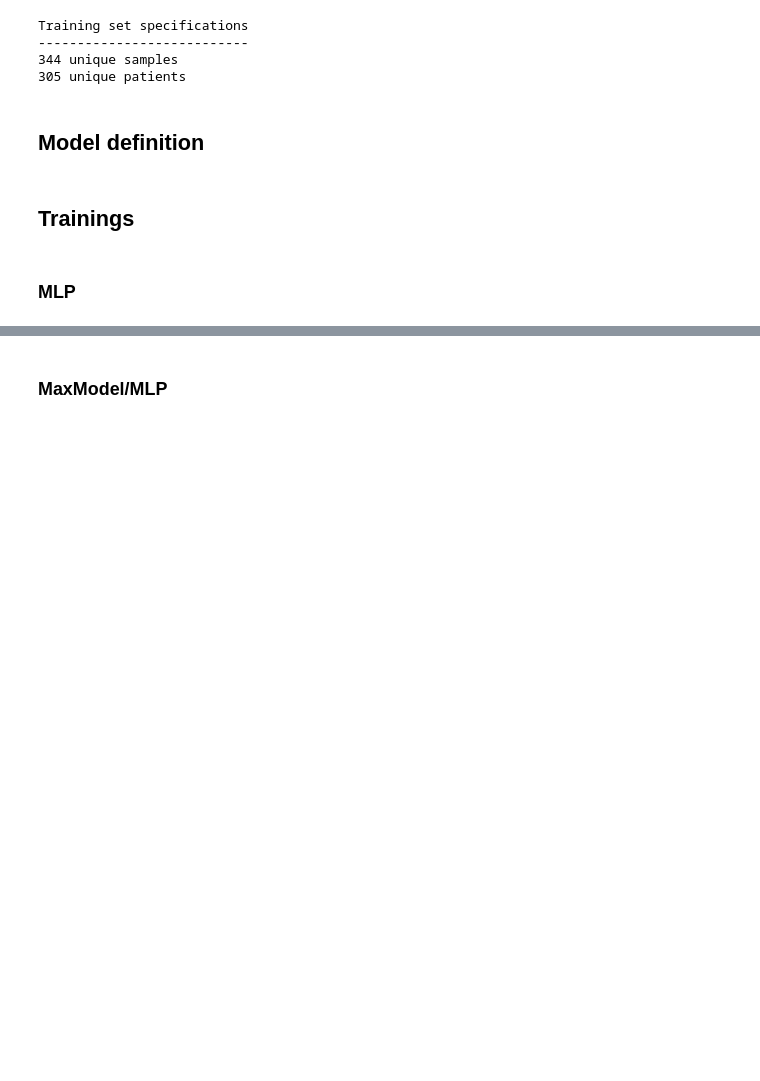
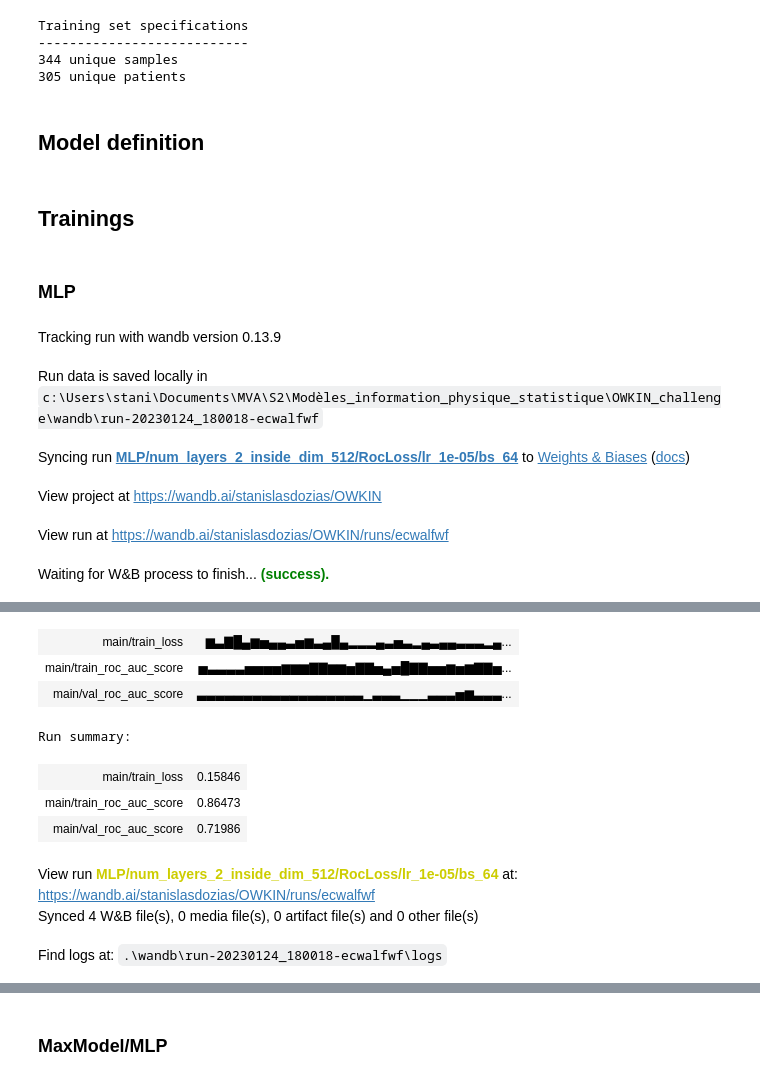
Before and after one commit to StanislasDOZIAS/OWKIN_challenge, a Jupyter notebook: MLP.ipynb, the cells around one changed output, grey strips where cells are left out. Drawn from its saved outputs; the diff is of its cells as text; code cells hidden in the pictures; blank space fills up the shorter version.

```diff
--- a/MLP.ipynb
+++ b/MLP.ipynb
@@ -298,3 +299,9 @@ nb_epochs = 2000
 # %%
-train(X_train, y_train, X_val, y_val, model, lr=lr, batch_size=batch_size, nb_epochs=nb_epochs, use_wandb=False)
+train(X_train, y_train, X_val, y_val, model, lr=lr, batch_size=batch_size, nb_epochs=nb_epochs, use_wandb=True)
 # %% [output]
+Tracking run with wandb version 0.13.9
+Run data is saved locally in c:\Users\stani\Documents\MVA\S2\Modèles_information_physique_statistique\OWKIN_challenge\wandb\run-20230124_180018-ecwalfwf
+Syncing run MLP/num_layers_2_inside_dim_512/RocLoss/lr_1e-05/bs_64 to Weights & Biases (docs)
+View project at https://wandb.ai/stanislasdozias/OWKIN
+View run at https://wandb.ai/stanislasdozias/OWKIN/runs/ecwalfwf
+Waiting for W&B process to finish... (success).
@@ -311,3 +309,13 @@ epoch 2000: loss=0.173, train_roc_auc_score=0.970, val_auc_roc_auc_score=0.722
+| main/train_loss | ▆▃▇█▄▆▅▄▄▃▅▆▃▄█▄▂▂▂▄▃▅▃▂▄▃▄▄▃▃▃▂▄... |
+| main/train_roc_auc_score | ▅▃▃▃▃▅▅▅▅▆▆▆▇▇▆▆▅▇▇▅▄▅█▇▇▅▅▆▅▆▇▇▅... |
+| main/val_roc_auc_score | ▃▃▃▃▃▃▃▃▃▃▃▃▃▃▃▃▃▃▁▃▃▃▁▁▁▃▃▃▅▆▃▃▃... |
+Run summary:
+| main/train_loss | 0.15846 |
+| main/train_roc_auc_score | 0.86473 |
+| main/val_roc_auc_score | 0.71986 |
+View run MLP/num_layers_2_inside_dim_512/RocLoss/lr_1e-05/bs_64 at: https://wandb.ai/stanislasdozias/OWKIN/runs/ecwalfwf
+Synced 4 W&B file(s), 0 media file(s), 0 artifact file(s) and 0 other file(s)
+Find logs at: .\wandb\run-20230124_180018-ecwalfwf\logs
 # %%
 if model.best_path is None:
     best_val_score = 0
```
Also changed, not shown: parts of 11 cells of this notebook, 1 other file.
